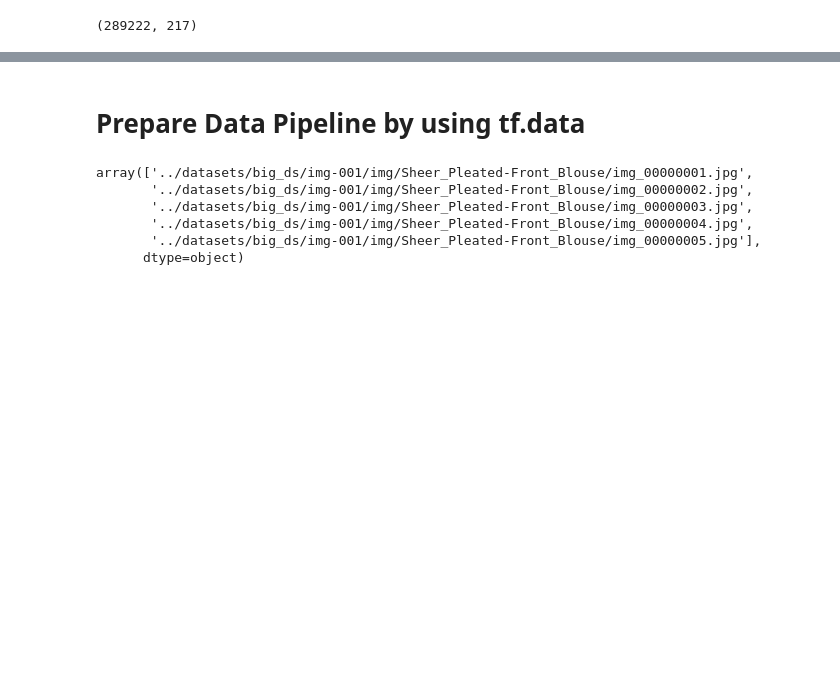
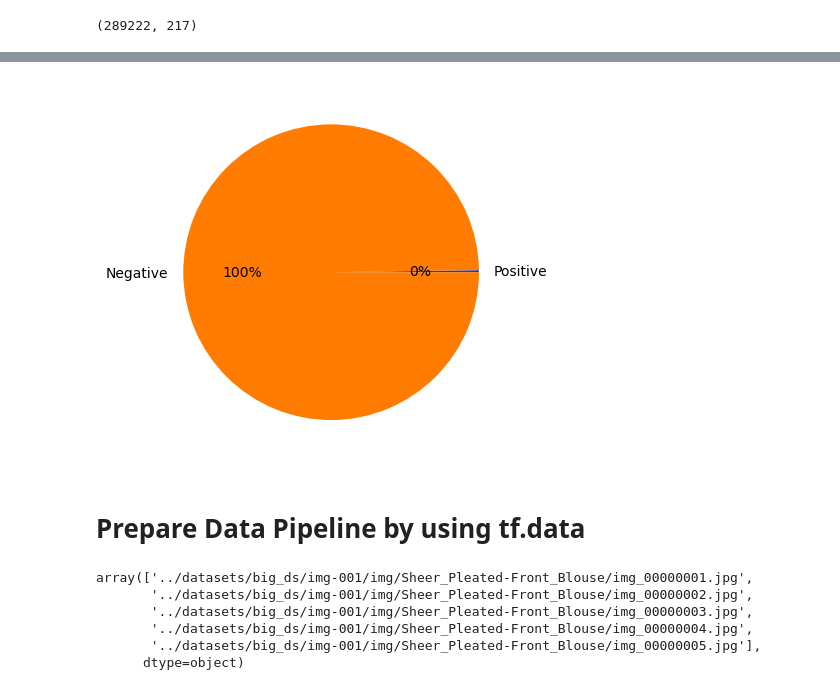
Before and after one commit to melihkacaman/SimilarProducts, a Jupyter notebook: notebooks/03 Model Building For Coarse Attribute Prediction.ipynb, the cells around one changed output, grey strips where cells are left out. Saved outputs shown, nothing was run; the diff lists cells and outputs as text; code cells hidden in the pictures; blank space fills up the shorter version.

```diff
--- a/notebooks/03 Model Building For Coarse Attribute Prediction.ipynb
+++ b/notebooks/03 Model Building For Coarse Attribute Prediction.ipynb
@@ -144,3 +146,7 @@ Name: lace trim, dtype: int64
+# %%
+create_pi(df_category_5)
+# %% [output]
+[figure, added]
 # %% [markdown]
 # Prepare Data Pipeline by using tf.data
 # %%
```
Also changed, not shown: parts of 7 cells of this notebook.
